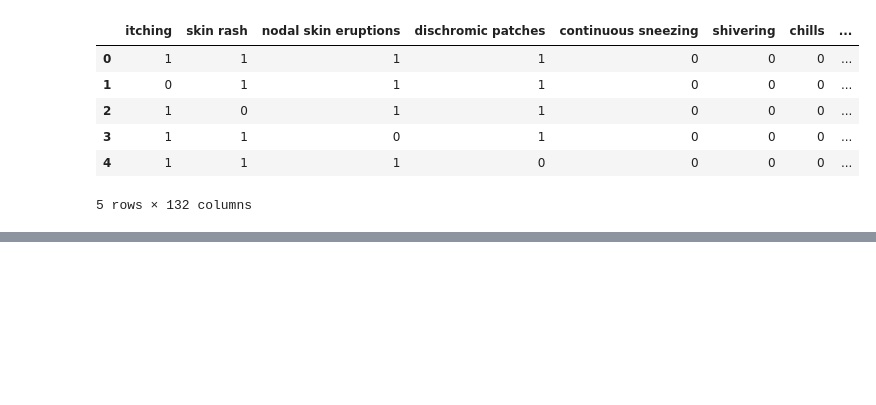
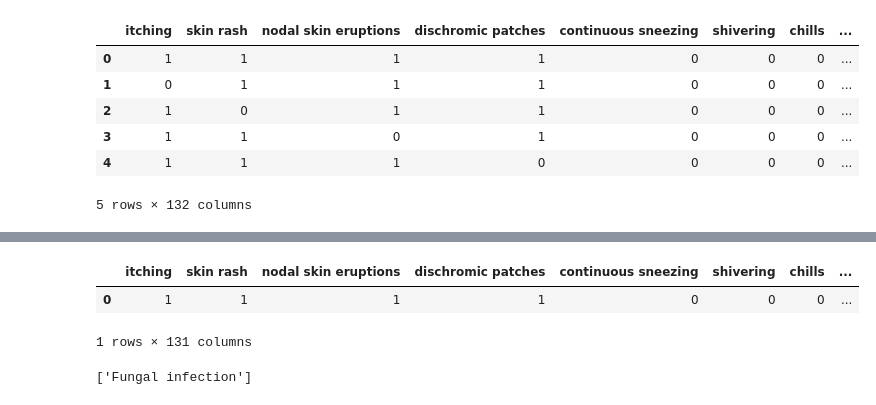
Before and after one commit to XuBai163/6CCS3PRJ, a Jupyter notebook: docbot/chatbot_engine/datasets/ml_model_dev_v2.ipynb, the cells around one changed output, grey strips where cells are left out. Drawn from its saved outputs; the diff is of its cells as text; code cells hidden in the pictures; blank space fills up the shorter version.

Commit message:
1. Add machine learning predictor file. 2. Saved reformatted dataset into csv file 3. Saved trained model into sav file

```diff
--- a/docbot/chatbot_engine/datasets/ml_model_dev_v2.ipynb
+++ b/docbot/chatbot_engine/datasets/ml_model_dev_v2.ipynb
@@ -205,0 +207,26 @@ Accuracy for training dataset: 1.0
+# %%
+import pickle
+import pathlib
+
+current_directory = os.getcwd()
+chatbot_engine = os.path.abspath(os.path.join(current_directory, os.pardir))
+sub_directory = "ml_model"
+file_name = "knn_model.sav"
+file_path = pathlib.PurePath(chatbot_engine, sub_directory, file_name)
+
+knn = KNeighborsClassifier(n_neighbors=3, weights='uniform')
+knn.fit(X, y)
+pickle.dump(knn, open(file_path, "wb"))
+# %%
+X[:1]
+# %% [output]
+|  | itching | skin rash | nodal skin eruptions | dischromic patches | continuous sneezing | shivering | chills | ... |
+| 0 | 1 | 1 | 1 | 1 | 0 | 0 | 0 | ... |
+1 rows × 131 columns
+# %%
+model = pickle.load(open(file_path, 'rb'))
+test_data = np.array([[0 for i in range(131)]])
+y_pred = model.predict(test_data)
+print(y_pred)
+# %% [output]
+['Fungal infection']
```
Also changed, not shown: parts of 2 cells of this notebook, 3 other files.
